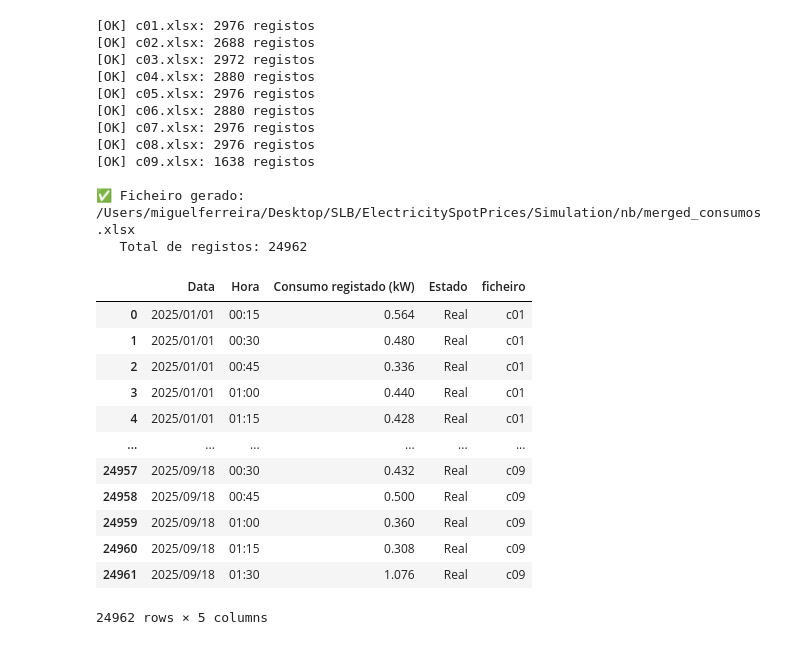
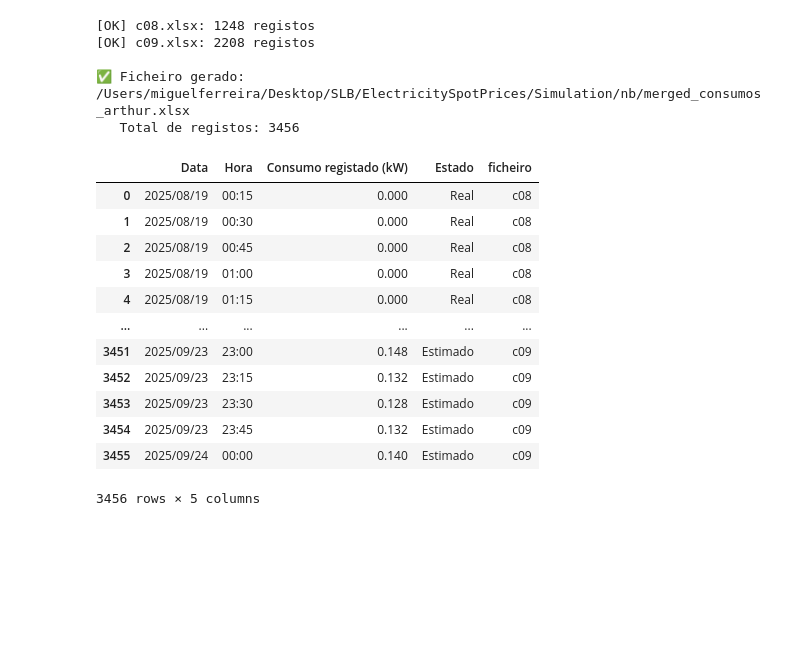
Before and after one commit to mikeMigUelSg/MVP, a Jupyter notebook: nb/merge_month_consumo.ipynb, the cells around one changed output. Saved outputs shown, nothing was run; the diff lists cells and outputs as text; code cells hidden in the pictures; blank space fills up the shorter version.

```diff
--- a/nb/merge_month_consumo.ipynb
+++ b/nb/merge_month_consumo.ipynb
@@ -73,55 +73,48 @@ def juntar_intervalos(diretorio: str, saida_xlsx: str = "consumos_juntos.xlsx",
             todos.append(df)
             print(f"[OK] {f.name}: {len(df)} registos")
         except Exception as e:
             print(f"[ERRO] {f.name}: {e}")
 
     if not todos:
         raise RuntimeError("Nenhum ficheiro foi processado com sucesso.")
 
     df_all = pd.concat(todos, ignore_index=True)
 
     df_all = df_all.drop(columns=["timestamp"])
 
 
 
 
     # escreve um único XLSX, uma única folha
     out = Path(saida_xlsx)
     with pd.ExcelWriter(out, engine="xlsxwriter", datetime_format="yyyy-mm-dd hh:mm", date_format="yyyy-mm-dd") as xlw:
         df_all.to_excel(xlw, index=False, sheet_name="intervalos")
 
     print(f"\n✅ Ficheiro gerado: {out.resolve()}")
     print(f"   Total de registos: {len(df_all)}")
 
     return df_all
 
 
-diretorio = 'data'
-saida =  "merged_consumos.xlsx"
+diretorio = 'data/consumos'
+saida =  "merged_consumos_arthur.xlsx"
 juntar_intervalos(diretorio, saida_xlsx=saida, padrao="c*.xlsx")
 # %% [output]
-[OK] c01.xlsx: 2976 registos
-[OK] c02.xlsx: 2688 registos
-[OK] c03.xlsx: 2972 registos
-[OK] c04.xlsx: 2880 registos
-[OK] c05.xlsx: 2976 registos
-[OK] c06.xlsx: 2880 registos
-[OK] c07.xlsx: 2976 registos
-[OK] c08.xlsx: 2976 registos
-[OK] c09.xlsx: 1638 registos
+[OK] c08.xlsx: 1248 registos
+[OK] c09.xlsx: 2208 registos
 
-✅ Ficheiro gerado: /Users/miguelferreira/Desktop/SLB/ElectricitySpotPrices/Simulation/nb/merged_consumos.xlsx
-   Total de registos: 24962
+✅ Ficheiro gerado: /Users/miguelferreira/Desktop/SLB/ElectricitySpotPrices/Simulation/nb/merged_consumos_arthur.xlsx
+   Total de registos: 3456
 |  | Data | Hora | Consumo registado (kW) | Estado | ficheiro |
-| 0 | 2025/01/01 | 00:15 | 0.564 | Real | c01 |
-| 1 | 2025/01/01 | 00:30 | 0.480 | Real | c01 |
-| 2 | 2025/01/01 | 00:45 | 0.336 | Real | c01 |
-| 3 | 2025/01/01 | 01:00 | 0.440 | Real | c01 |
-| 4 | 2025/01/01 | 01:15 | 0.428 | Real | c01 |
+| 0 | 2025/08/19 | 00:15 | 0.000 | Real | c08 |
+| 1 | 2025/08/19 | 00:30 | 0.000 | Real | c08 |
+| 2 | 2025/08/19 | 00:45 | 0.000 | Real | c08 |
+| 3 | 2025/08/19 | 01:00 | 0.000 | Real | c08 |
+| 4 | 2025/08/19 | 01:15 | 0.000 | Real | c08 |
 | ... | ... | ... | ... | ... | ... |
-| 24957 | 2025/09/18 | 00:30 | 0.432 | Real | c09 |
-| 24958 | 2025/09/18 | 00:45 | 0.500 | Real | c09 |
-| 24959 | 2025/09/18 | 01:00 | 0.360 | Real | c09 |
-| 24960 | 2025/09/18 | 01:15 | 0.308 | Real | c09 |
-| 24961 | 2025/09/18 | 01:30 | 1.076 | Real | c09 |
+| 3451 | 2025/09/23 | 23:00 | 0.148 | Estimado | c09 |
+| 3452 | 2025/09/23 | 23:15 | 0.132 | Estimado | c09 |
+| 3453 | 2025/09/23 | 23:30 | 0.128 | Estimado | c09 |
+| 3454 | 2025/09/23 | 23:45 | 0.132 | Estimado | c09 |
+| 3455 | 2025/09/24 | 00:00 | 0.140 | Estimado | c09 |
-24962 rows × 5 columns
+3456 rows × 5 columns
```
Also changed, not shown: 15 other files.
